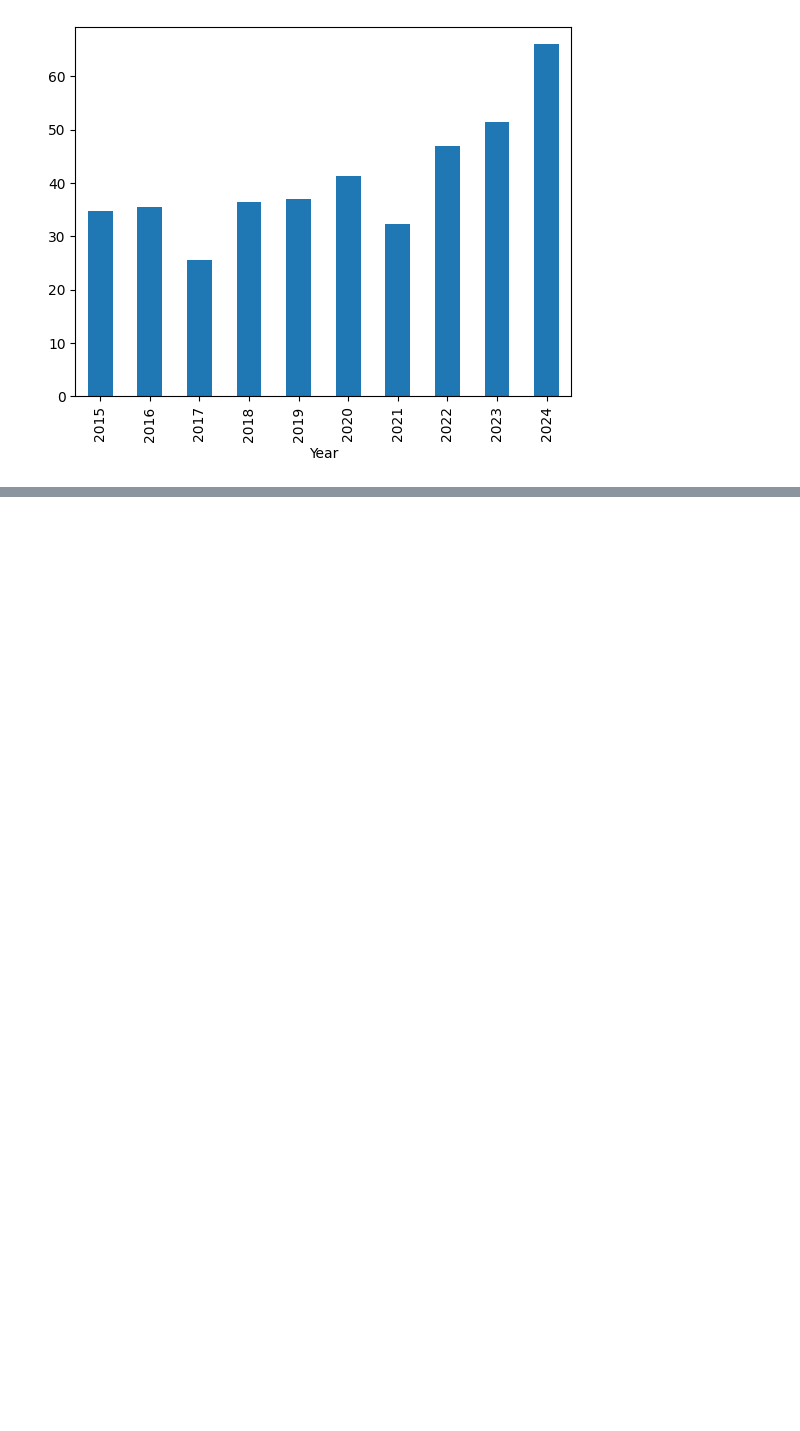
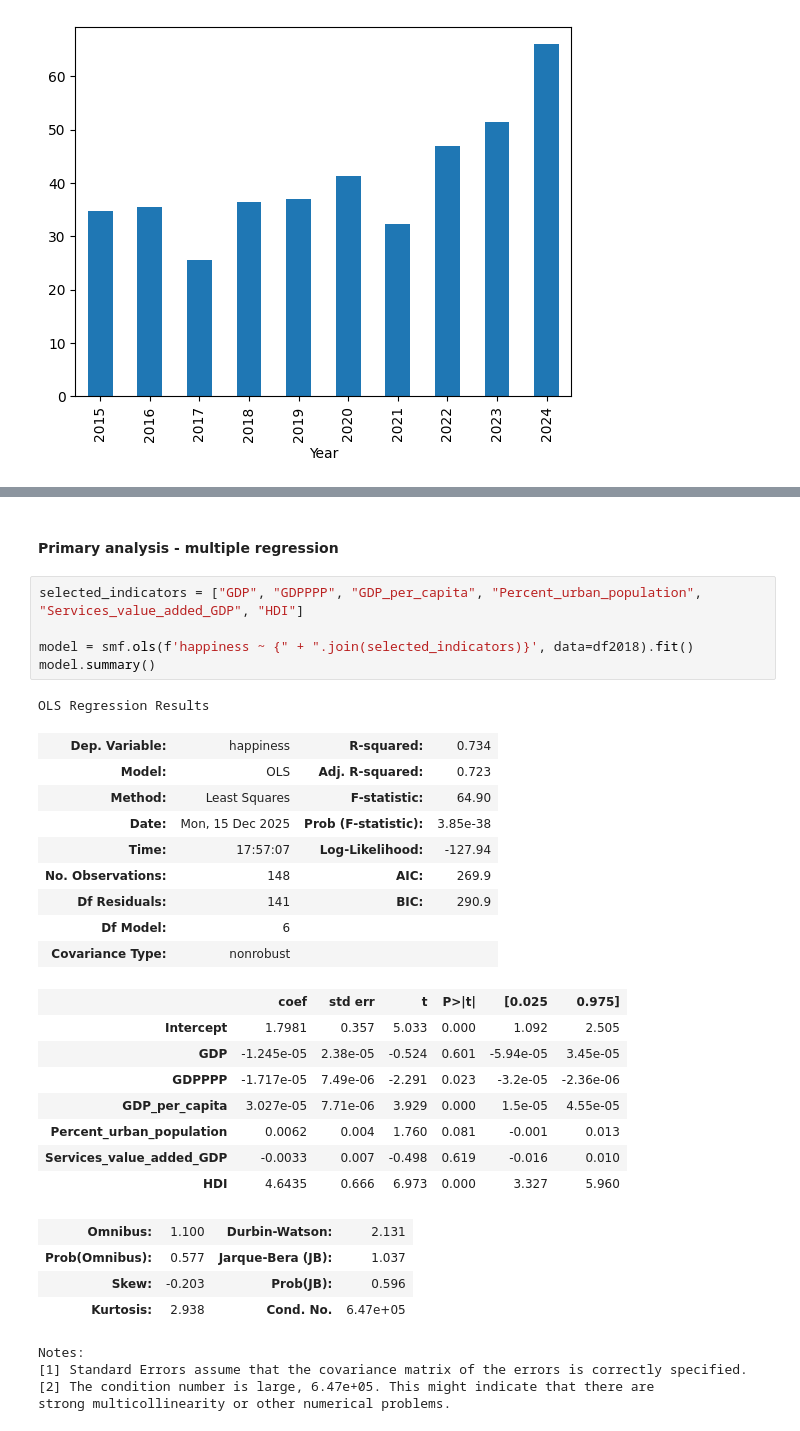
Before and after one commit to Orilly/data-science-summative, a Jupyter notebook: main.ipynb, the cells around one changed output, grey strips where cells are left out. Cells and saved outputs as stored; diff of their text form; blank space fills up the shorter version.

```diff
--- a/main.ipynb
+++ b/main.ipynb
@@ -97,0 +178,34 @@ df2018.head(3)
+# %% [markdown]
+#### Primary analysis - multiple regression
+# %%
+selected_indicators = ["GDP", "GDPPPP", "GDP_per_capita", "Percent_urban_population", "Services_value_added_GDP", "HDI"]
+
+model = smf.ols(f'happiness ~ {" + ".join(selected_indicators)}', data=df2018).fit()
+model.summary()
+# %% [output]
+OLS Regression Results
+| Dep. Variable: | happiness | R-squared: | 0.734 |
+| Model: | OLS | Adj. R-squared: | 0.723 |
+| Method: | Least Squares | F-statistic: | 64.90 |
+| Date: | Mon, 15 Dec 2025 | Prob (F-statistic): | 3.85e-38 |
+| Time: | 17:57:07 | Log-Likelihood: | -127.94 |
+| No. Observations: | 148 | AIC: | 269.9 |
+| Df Residuals: | 141 | BIC: | 290.9 |
+| Df Model: | 6 |  |  |
+| Covariance Type: | nonrobust |  |  |
+|  | coef | std err | t | P>|t| | [0.025 | 0.975] |
+| Intercept | 1.7981 | 0.357 | 5.033 | 0.000 | 1.092 | 2.505 |
+| GDP | -1.245e-05 | 2.38e-05 | -0.524 | 0.601 | -5.94e-05 | 3.45e-05 |
+| GDPPPP | -1.717e-05 | 7.49e-06 | -2.291 | 0.023 | -3.2e-05 | -2.36e-06 |
+| GDP_per_capita | 3.027e-05 | 7.71e-06 | 3.929 | 0.000 | 1.5e-05 | 4.55e-05 |
+| Percent_urban_population | 0.0062 | 0.004 | 1.760 | 0.081 | -0.001 | 0.013 |
+| Services_value_added_GDP | -0.0033 | 0.007 | -0.498 | 0.619 | -0.016 | 0.010 |
+| HDI | 4.6435 | 0.666 | 6.973 | 0.000 | 3.327 | 5.960 |
+| Omnibus: | 1.100 | Durbin-Watson: | 2.131 |
+| Prob(Omnibus): | 0.577 | Jarque-Bera (JB): | 1.037 |
+| Skew: | -0.203 | Prob(JB): | 0.596 |
+| Kurtosis: | 2.938 | Cond. No. | 6.47e+05 |
+Notes:
+[1] Standard Errors assume that the covariance matrix of the errors is correctly specified.
+[2] The condition number is large, 6.47e+05. This might indicate that there are
+strong multicollinearity or other numerical problems.
```
Also changed, not shown: parts of 22 cells of this notebook.
